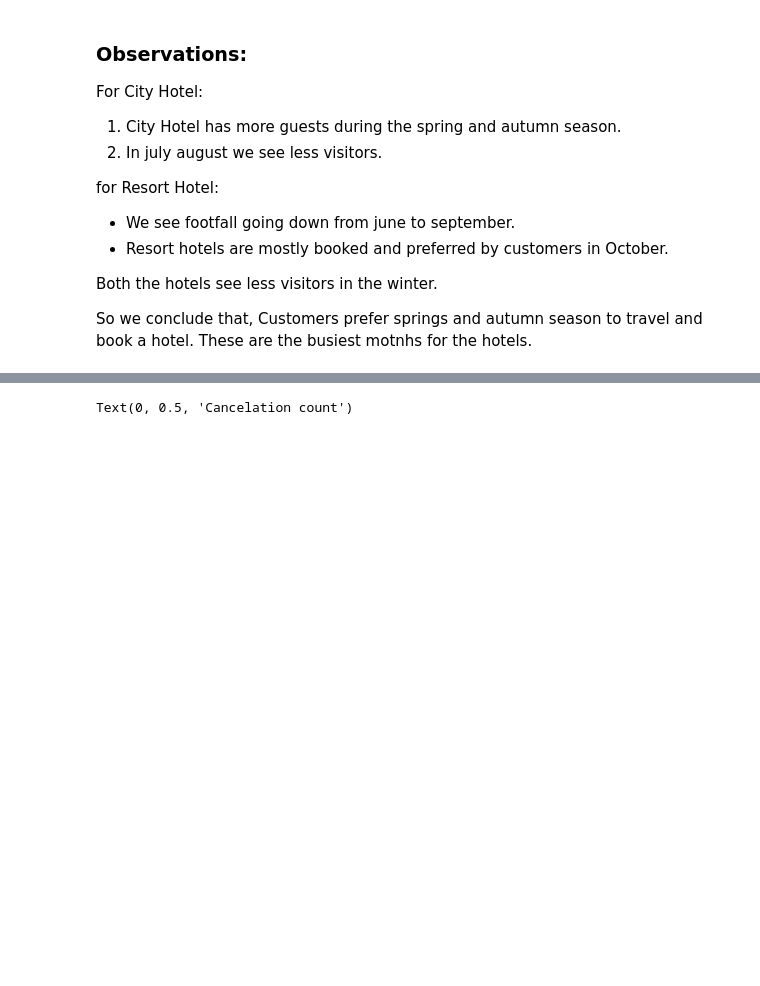
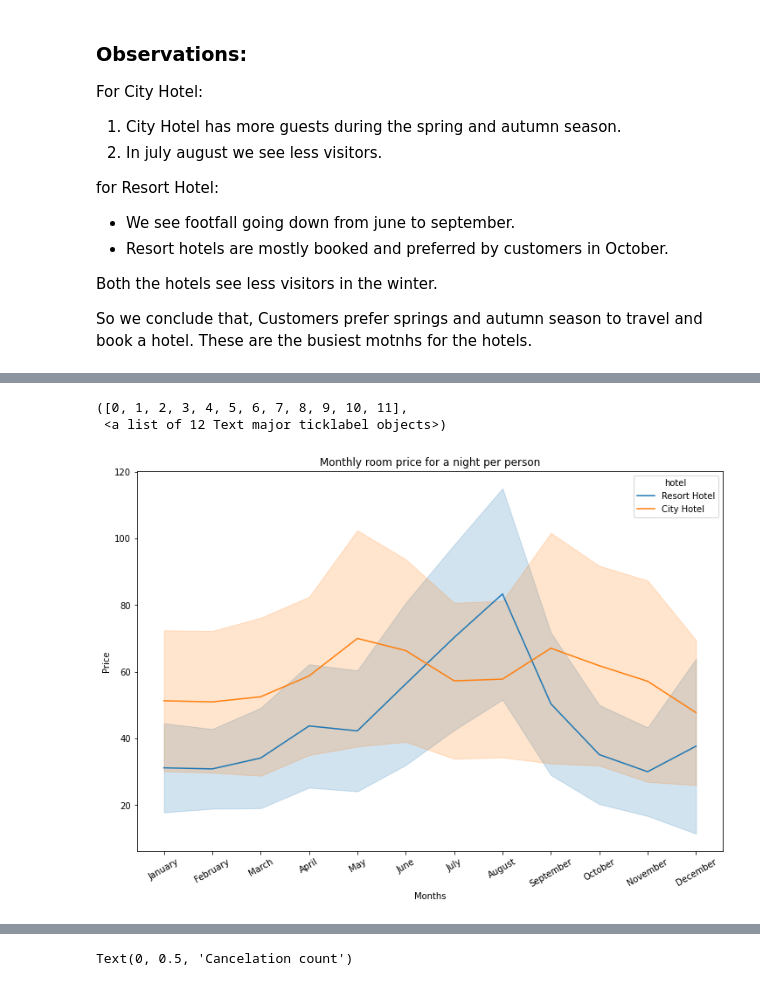
Before and after one commit to PriyankaSejwal/Hotel-Booking-Analysis, a Jupyter notebook: Priyanka_Rimo_CapstoneProject_Hotel_Booking_Analysis_Capstone_Project.ipynb, the cells around one changed output, grey strips where cells are left out. Saved outputs shown, nothing was run; the diff lists cells and outputs as text; code cells hidden in the pictures; blank space fills up the shorter version.

```diff
--- a/Priyanka_Rimo_CapstoneProject_Hotel_Booking_Analysis_Capstone_Project.ipynb
+++ b/Priyanka_Rimo_CapstoneProject_Hotel_Booking_Analysis_Capstone_Project.ipynb
@@ -584,0 +637,6 @@ There might be several reasons for this trend: Holidays, Good season, Lower Rate
+# %%
+# we use the same dataframe actual_guests created above
+# we take only required columns for simplicity
+
+monthly_room_prices = actual_guests[['hotel', 'arrival_date_month', 'avg_per_person']]
+# monthly_room_prices.head()
@@ -584,0 +650,21 @@ There might be several reasons for this trend: Holidays, Good season, Lower Rate
+# %%
+# Arranging the dataframe in sorting order for months.
+
+months = ['January', 'February', 'March', 'April', 'May', 'June', 'July', 'August', 'September', 'October', 'November', 'December']
+
+#ordering by month
+
+monthly_room_prices['arrival_date_month'] = pd.Categorical(monthly_room_prices['arrival_date_month'], categories=months, ordered=True)
+
+# lineplot of price over the months
+
+plt.figure(figsize=(12,8))
+sns.lineplot( x = 'arrival_date_month', y= 'avg_per_person', hue = 'hotel',  data=monthly_room_prices, ci='sd')  # ci='sd' shows the standard deviations in the data
+plt.title('Monthly room price for a night per person')
+plt.xlabel('Months')
+plt.ylabel('Price')
+plt.xticks(rotation = 30)  # rotates the axis ticks by the degree specified
+# %% [output]
+([0, 1, 2, 3, 4, 5, 6, 7, 8, 9, 10, 11],
+ <a list of 12 Text major ticklabel objects>)
+[figure, added]
```
Also changed, not shown: parts of 12 cells of this notebook.
